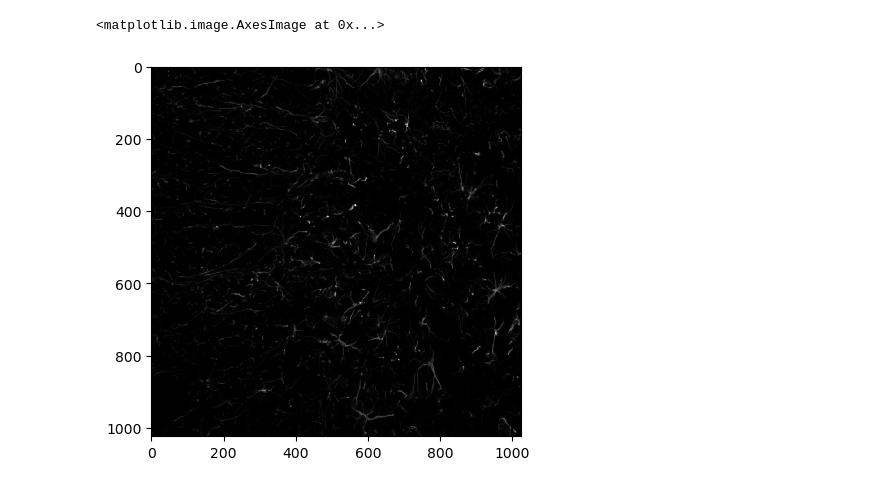
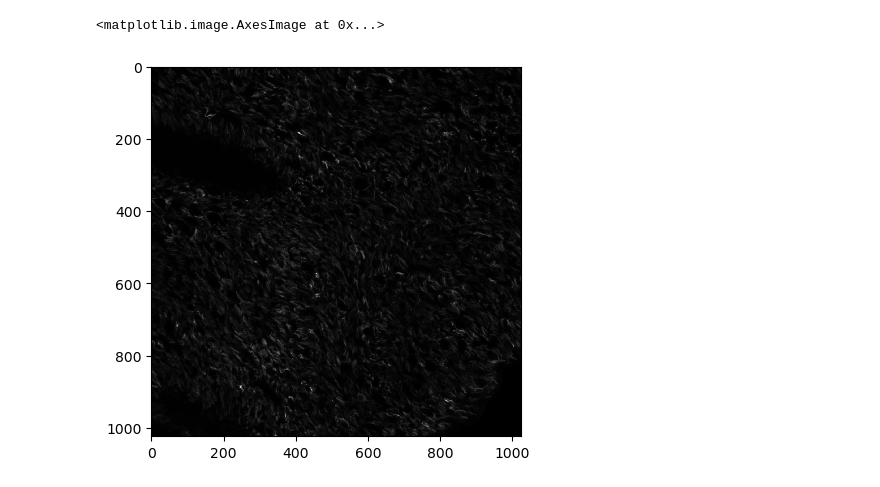
Before and after one commit to sapnafisch/Confocal_Analysis_Opto-PNS-project, a Jupyter notebook: gfap_iba1_localized.ipynb, the cells around one changed output. Drawn from its saved outputs; the diff is of its cells as text; code cells hidden in the pictures.

```diff
--- a/gfap_iba1_localized.ipynb
+++ b/gfap_iba1_localized.ipynb
@@ -4,35 +4,37 @@ import numpy as np
 import tifffile
 import matplotlib.pyplot as plt
 import matplotlib.patches as mpatches
 from tifffile import imread
 from skimage.filters import threshold_otsu
 from skimage.morphology import erosion, disk
 import pandas as pd
 
 dirpath = r'E:\ND2\4_GFAP_IBA1\tiff_SC'
 #filename = r'P46_SC_107_1_40X_loc06.tif'
 #filename =r'H99_SC_108_2_40X (series 1).tif'
-filename =r'I85_SC_105_4_40X_loc01.tif'
+#filename =r'C68_SC_107_1_40X_loc01.tif'
+#filename =r'WT1_SC_112_3_40X_loc02.tif'
+filename =r'I61_SC_114_3_40X_2_loc02.tif'
 filepath = join(dirpath,filename)
 def lut_color(lut):
     r, g, b = lut[0].sum(), lut[1].sum(), lut[2].sum()
     if   r == 0 and g > 0  and b > 0:  return 'CYAN'
     elif r > 0  and g == 0 and b == 0: return 'Red'
     elif r == 0 and g > 0  and b == 0: return 'Green'
     elif r == 0 and g == 0 and b > 0:  return 'BLUE'
     else:                               return None
 
 img = imread(filepath)
 with tifffile.TiffFile(filepath) as tif:
     luts = tif.imagej_metadata['LUTs']
 channel_colors = [lut_color(lut) for lut in luts]
 GFAP_CHANNEL = channel_colors.index('CYAN')
 gfap = img[GFAP_CHANNEL, :, :].astype(np.float32)
 
 plt.imshow(gfap, interpolation='none', cmap='gray')
 # %% [output]
 <matplotlib.image.AxesImage at 0x...>
-[figure, old version]
+[figure, new version]
 # %%
 # ─────────────────────────────────────────────
 # STAGE 1: Raw GFAP channel
```
Also changed, not shown: parts of 2 cells of this notebook.
